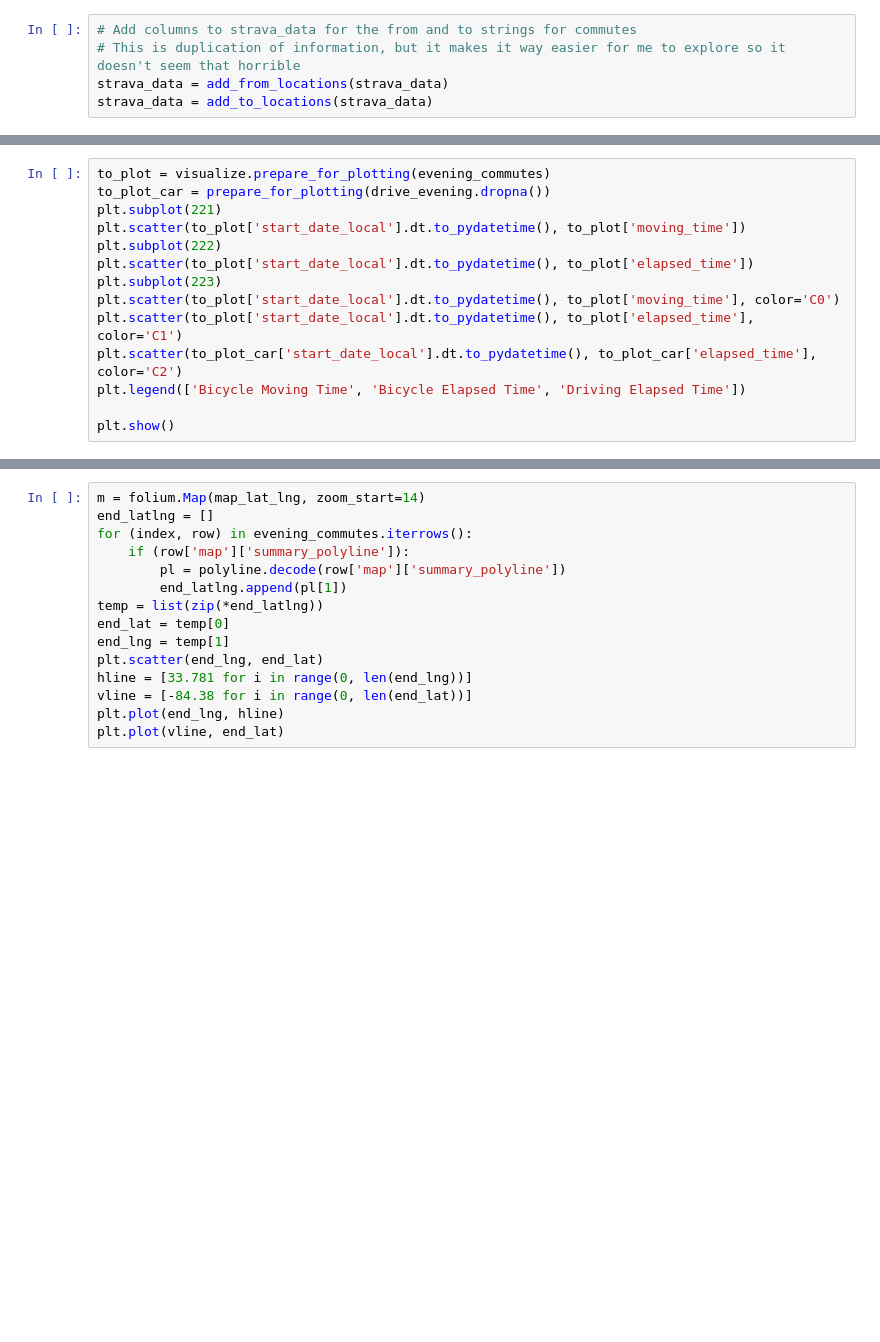
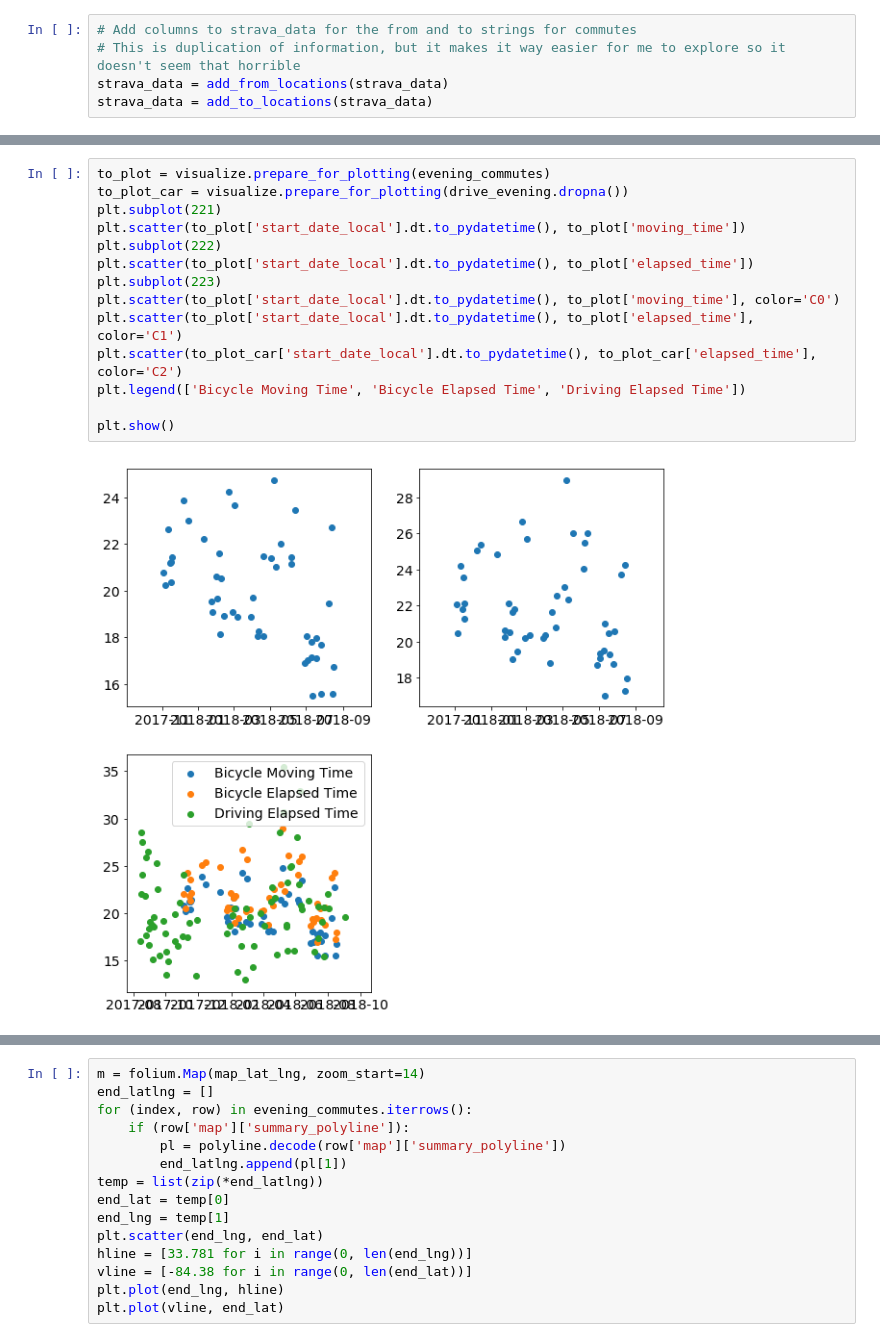
Before and after one commit to gtcooke94/commute_analysis, a Jupyter notebook: notebooks/01-exploratory-analysis-20180822.ipynb, the cells around one changed output, grey strips where cells are left out. Drawn from its saved outputs; the diff is of its cells as text; blank space fills up the shorter version.

```diff
--- a/notebooks/01-exploratory-analysis-20180822.ipynb
+++ b/notebooks/01-exploratory-analysis-20180822.ipynb
@@ -122,17 +123,19 @@ plt.show()
 # %%
 to_plot = visualize.prepare_for_plotting(evening_commutes)
-to_plot_car = prepare_for_plotting(drive_evening.dropna())
+to_plot_car = visualize.prepare_for_plotting(drive_evening.dropna())
 plt.subplot(221)
 plt.scatter(to_plot['start_date_local'].dt.to_pydatetime(), to_plot['moving_time'])
 plt.subplot(222)
 plt.scatter(to_plot['start_date_local'].dt.to_pydatetime(), to_plot['elapsed_time'])
 plt.subplot(223)
 plt.scatter(to_plot['start_date_local'].dt.to_pydatetime(), to_plot['moving_time'], color='C0')
 plt.scatter(to_plot['start_date_local'].dt.to_pydatetime(), to_plot['elapsed_time'], color='C1')
 plt.scatter(to_plot_car['start_date_local'].dt.to_pydatetime(), to_plot_car['elapsed_time'], color='C2')
 plt.legend(['Bicycle Moving Time', 'Bicycle Elapsed Time', 'Driving Elapsed Time'])
 
 plt.show()
+# %% [output]
+[figure, added]
 # %%
 # Creating a nice plot
 fig, axes = plt.subplots(nrows=1, ncols=2, figsize=(20, 10), sharey=True)
```
Also changed, not shown: parts of 10 cells of this notebook, 3 other files.
